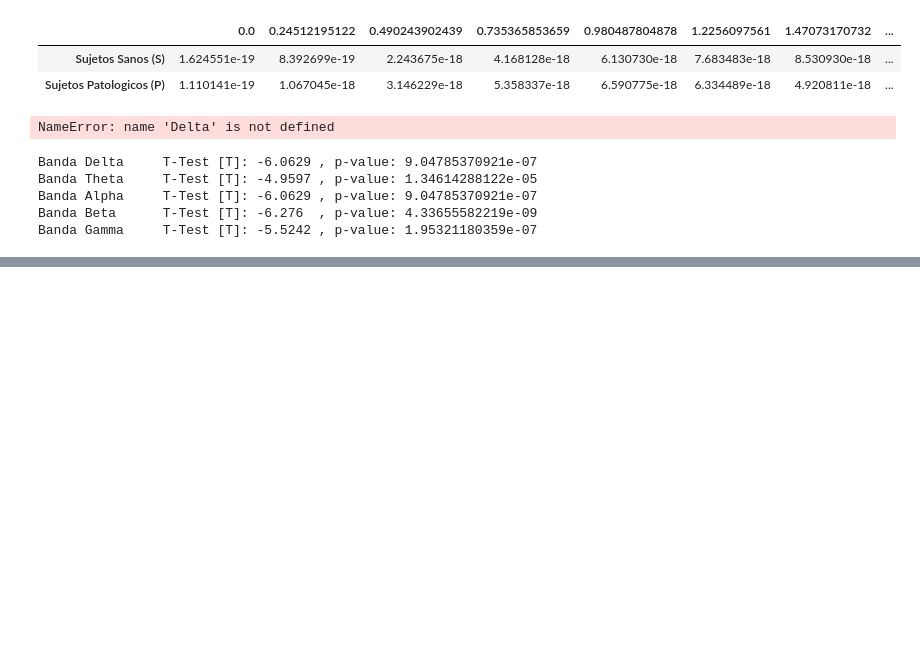
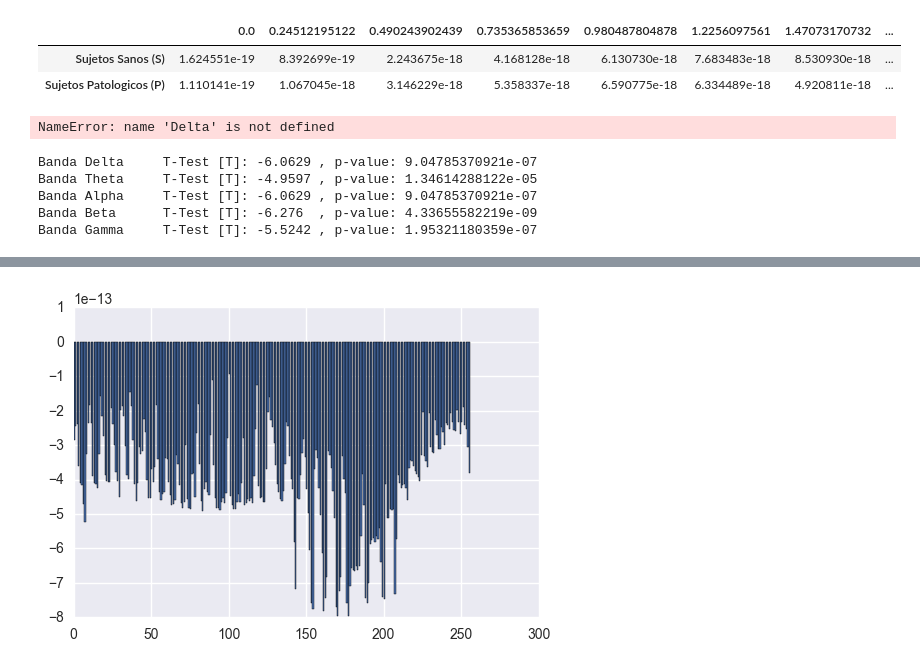
Before and after one commit to turtle-lea/ciencia-de-datos, a Jupyter notebook: tp-2/tp2-version-final.ipynb, the cells around one changed output, grey strips where cells are left out. Drawn from its saved outputs; the diff is of its cells as text; code cells hidden in the pictures; blank space fills up the shorter version.

```diff
--- a/tp-2/tp2-version-final.ipynb
+++ b/tp-2/tp2-version-final.ipynb
@@ -619,0 +694,9 @@ Banda Gamma     T-Test [T]: -5.5242 , p-value: 1.95321180359e-07
+# %%
+filename = "/Users/lmatayoshi/Desktop/EEG/S01.mat"
+# %%
+res = entropias_electrodos_por_sujeto(filename)
+# %%
+plt.bar(range(len(res[:256])), res[:256])
+plt.show()
+# %% [output]
+[figure, added]
```
Also changed, not shown: parts of 12 cells of this notebook, 1 other file.
